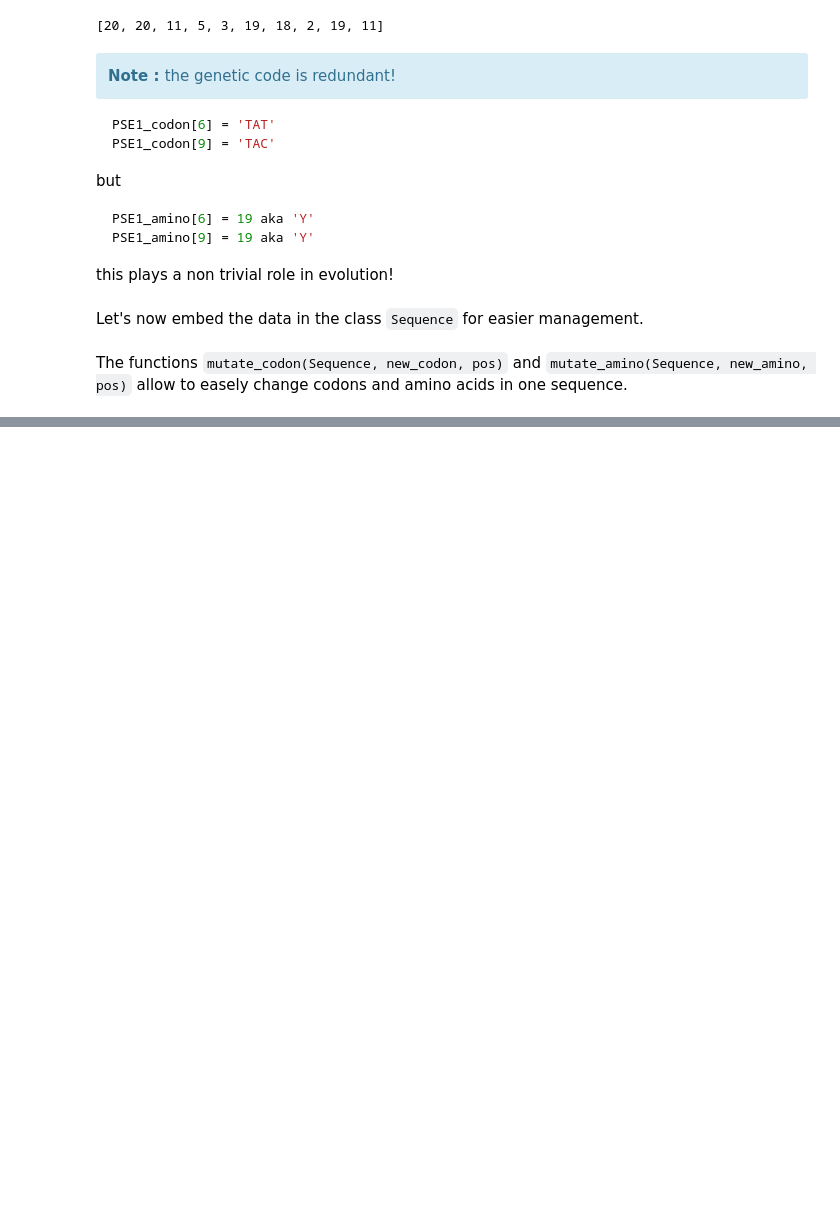
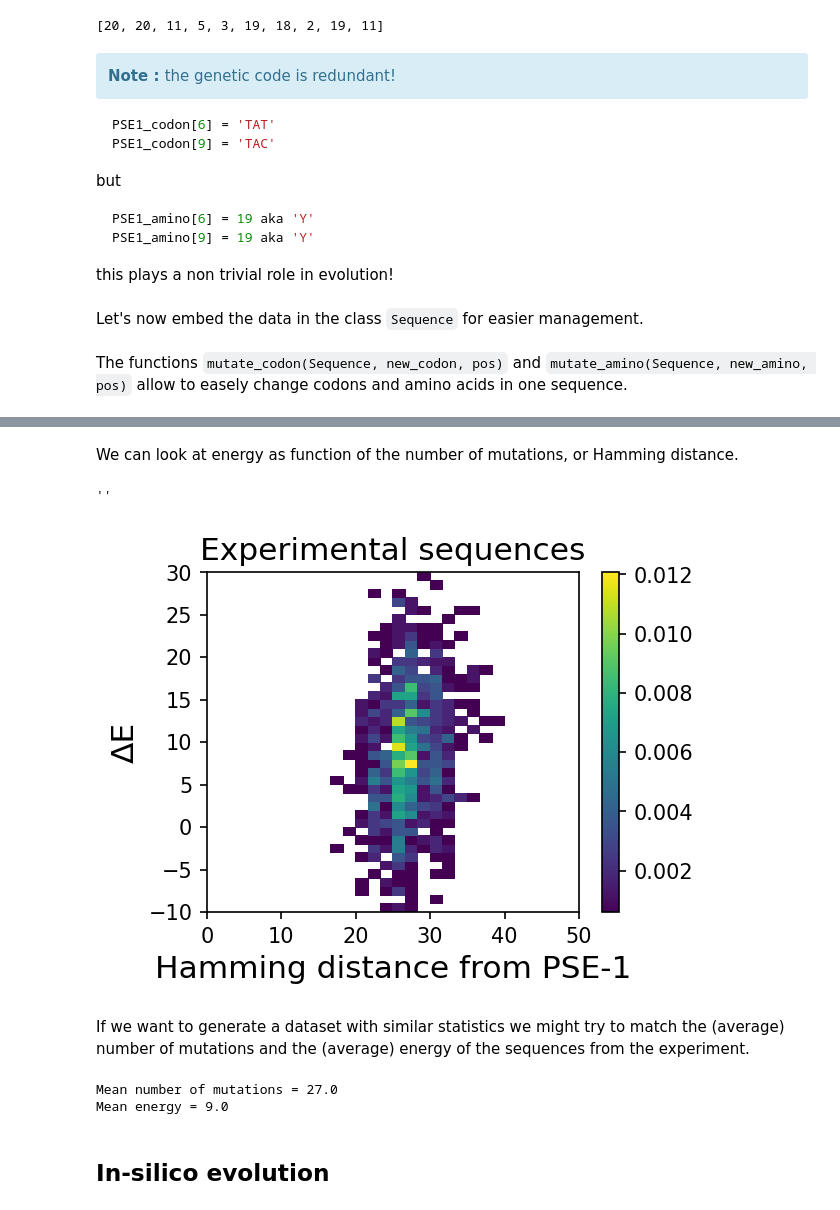
Before and after one commit to matteobisardi/ALGOSB_2021_tutorial, a Jupyter notebook: src/plmDCA_and_evolution.ipynb, the cells around one changed output, grey strips where cells are left out. Saved outputs shown, nothing was run; the diff lists cells and outputs as text; code cells hidden in the pictures; blank space fills up the shorter version.

```diff
--- a/src/plmDCA_and_evolution.ipynb
+++ b/src/plmDCA_and_evolution.ipynb
@@ -882,0 +893,31 @@ Generating an in silico alignment..
+# %% [markdown]
+We can look at energy as function of the number of mutations, or Hamming distance.
+# %%
+#create new figure
+fig = plt.figure(figsize = (4, 3), dpi = 150)
+
+muts_exp = [dH(PSE1.Amino, MSA_exp[i, :]) for i in range(M_tmp)]
+
+#plot the 2d histogram
+histo_base = plt.hist2d(muts, E_exp - E_PSE1, bins = (30, 40), range = [[0, 50], [-10, 30]],
+    cmin = 1/(2*M_tmp), cmap = "viridis", density = True)
+
+plt.ylabel("ΔE", fontsize = 15)
+plt.xlabel("Hamming distance from PSE-1", fontsize = 15)
+plt.title("Experimental sequences", fontsize = 15)
+plt.colorbar(histo_base[3])
+;
+# %% [output]
+''
+[figure, added]
+# %% [markdown]
+If we want to generate a dataset with similar statistics we might try to match the (average) number of mutations and the (average) energy of the sequences from the experiment.
+# %%
+# print mean energy and mutations
+print(f'Mean number of mutations = {round(np.mean(muts_exp), 1)}')
+print(f'Mean energy = {round(np.mean(E_exp - E_PSE1), 1)}')
+# %% [output]
+Mean number of mutations = 27.0
+Mean energy = 9.0
+# %% [markdown]
+## In-silico evolution
```
Also changed, not shown: parts of 53 cells of this notebook.
